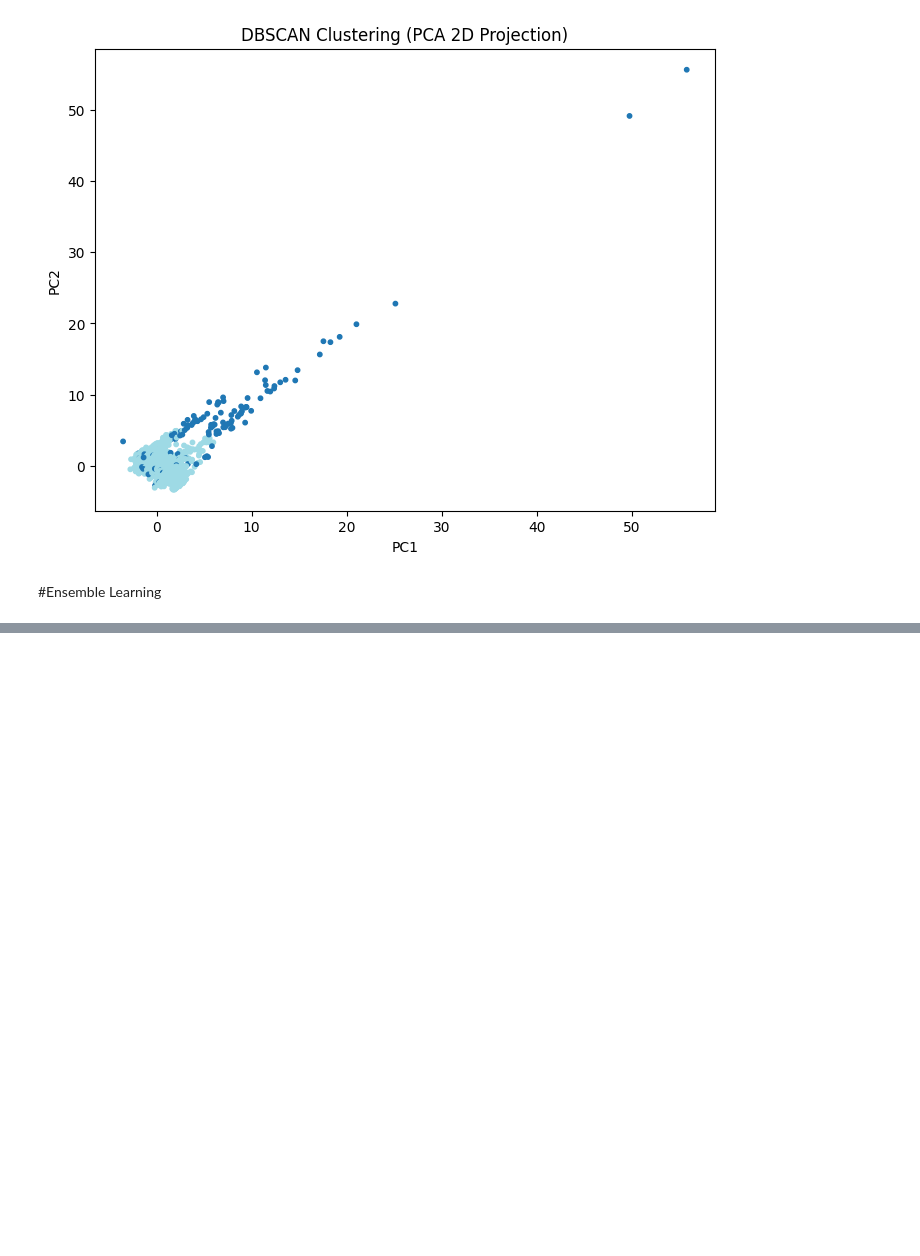
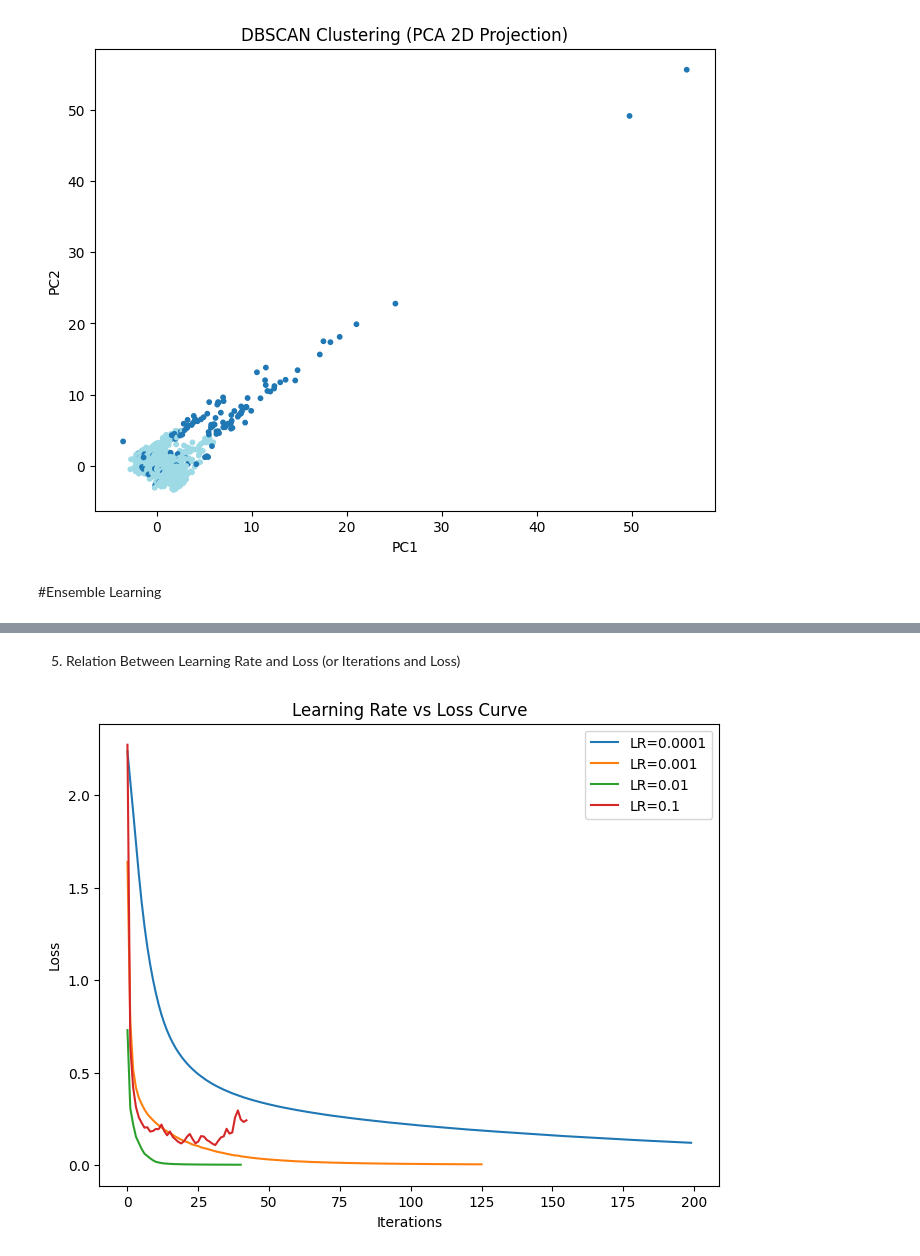
Before and after one commit to KeerthanaSistla/ML, a Jupyter notebook: Sem5ML.ipynb, the cells around one changed output, grey strips where cells are left out. Drawn from its saved outputs; the diff is of its cells as text; code cells hidden in the pictures; blank space fills up the shorter version.

```diff
--- a/Sem5ML.ipynb
+++ b/Sem5ML.ipynb
@@ -2492,0 +2629,19 @@ Script finished. Inspect printed tables & figures for results. Save outputs as n
+# %%
+from sklearn.datasets import fetch_openml
+from sklearn.model_selection import train_test_split
+from sklearn.preprocessing import StandardScaler
+from sklearn.neural_network import MLPClassifier
+
+# Load MNIST
+X, y = fetch_openml('mnist_784', version=1, return_X_y=True, as_frame=False)
+X = X / 255.0
+y = y.astype(int)
+
+X_train, X_test, y_train, y_test = train_test_split(X, y, test_size=0.2, random_state=42)
+
+mlp = MLPClassifier(hidden_layer_sizes=(100,), activation='relu',
+                    solver='adam', max_iter=20, verbose=True)
+mlp.fit(X_train, y_train)
+
+print("Train Accuracy:", mlp.score(X_train, y_train))
+print("Test Accuracy :", mlp.score(X_test, y_test))
@@ -2492,0 +2671,24 @@ Script finished. Inspect printed tables & figures for results. Save outputs as n
+# %% [markdown]
+5. Relation Between Learning Rate and Loss (or Iterations and Loss)
+# %%
+import matplotlib.pyplot as plt
+
+lrs = [0.0001, 0.001, 0.01, 0.1]
+loss_curves = {}
+
+for lr in lrs:
+    mlp = MLPClassifier(hidden_layer_sizes=(50,), learning_rate_init=lr,
+                        max_iter=200, random_state=0, verbose=False)
+    mlp.fit(X_train[:5000], y_train[:5000])
+    loss_curves[lr] = mlp.loss_curve_
+
+plt.figure(figsize=(8,6))
+for lr, curve in loss_curves.items():
+    plt.plot(curve, label=f"LR={lr}")
+plt.xlabel("Iterations")
+plt.ylabel("Loss")
+plt.title("Learning Rate vs Loss Curve")
+plt.legend()
+plt.show()
+# %% [output]
+[figure, added]
```
Also changed, not shown: parts of 33 cells of this notebook.
